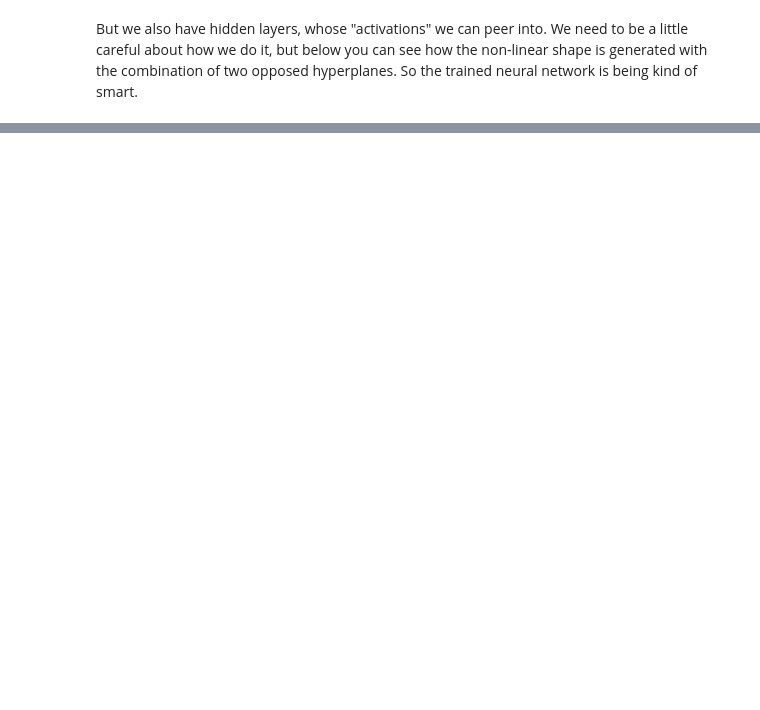
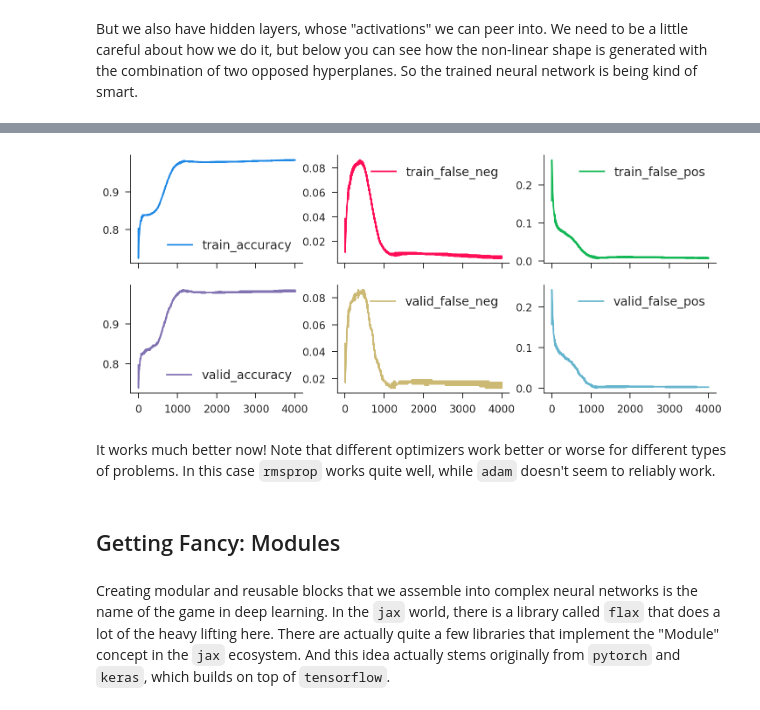
Before and after one commit to iamlemec/grad_code, a Jupyter notebook: lecture_4.ipynb, the cells around one changed output, grey strips where cells are left out. Drawn from its saved outputs; the diff is of its cells as text; code cells hidden in the pictures; blank space fills up the shorter version.

```diff
--- a/lecture_4.ipynb
+++ b/lecture_4.ipynb
@@ -392,0 +398,3 @@ ax1.axis('square');
+# %%
+import optax
+negate_tree = lambda t: jax.tree_map(lambda x: -x, t)
@@ -392,0 +403,33 @@ ax1.axis('square');
+# %%
+@partial(jax.jit, static_argnames='K')
+def neural_regression_optax(train_x, train_y, valid_x, valid_y, K=4000, Δ=0.01, hid=2):
+    # generate coefficients of the appropriate shape
+    c0 = {
+        'W0': 2*np0.random.randn(2, hid),
+        'b0': 2*np0.random.randn(hid),
+        'W1': 2*np0.random.randn(hid),
+        'b1': 2*np0.random.randn(),
+    }
+
+    # create and initialize an rmsprop optimizer
+    opt = optax.rmsprop(learning_rate=Δ)
+    state0 = opt.init(c0)
+
+    # loop over iterations
+    def update(cs, t):
+        c, state = cs
+        dc = negate_tree(d_neural_loss(c, train_x, train_y)) # optax minimizes!
+        upd, state1 = opt.update(dc, state, c)
+        c1 = optax.apply_updates(c, upd)
+        train_stats = neural_stats(c, train_x, train_y)
+        valid_stats = neural_stats(c, valid_x, valid_y)
+        return (c1, state1), (train_stats, valid_stats)
+
+    return lax.scan(update, (c0, state0), np.arange(K))
+# %%
+(est, _), (train_hist, valid_hist) = neural_regression_optax(train_space, train_categ, valid_space, valid_categ)
+history = pd.concat([
+    pd.DataFrame(train_hist).add_prefix('train_'),
+    pd.DataFrame(valid_hist).add_prefix('valid_'),
+], axis=1)
+history.iloc[-1]
@@ -392,0 +444,10 @@ ax1.axis('square');
+# %%
+history.plot(subplots=True, layout=(2, 3), figsize=(12, 5));
+# %% [output]
+[figure, added]
+# %% [markdown]
+It works much better now! Note that different optimizers work better or worse for different types of problems. In this case `rmsprop` works quite well, while `adam` doesn't seem to reliably work.
+# %% [markdown]
+## Getting Fancy: Modules
+# %% [markdown]
+Creating modular and reusable blocks that we assemble into complex neural networks is the name of the game in deep learning. In the `jax` world, there is a library called `flax` that does a lot of the heavy lifting here. There are actually quite a few libraries that implement the "Module" concept in the `jax` ecosystem. And this idea actually stems originally from `pytorch` and `keras`, which builds on top of `tensorflow`.
```
Also changed, not shown: parts of 15 cells of this notebook, 1 other file.
